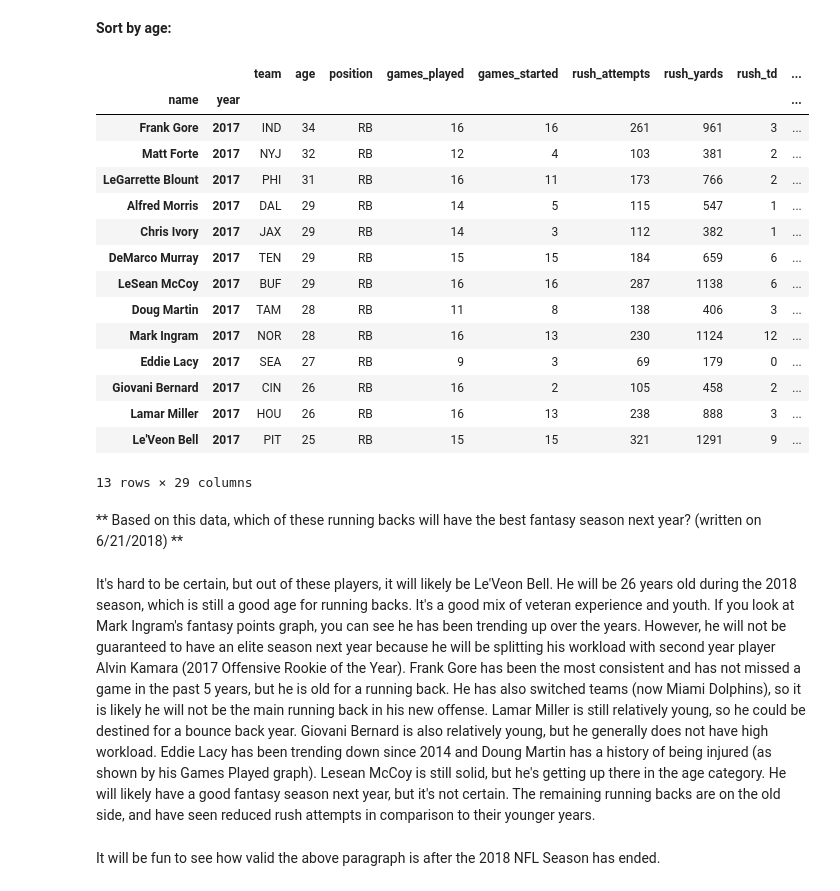
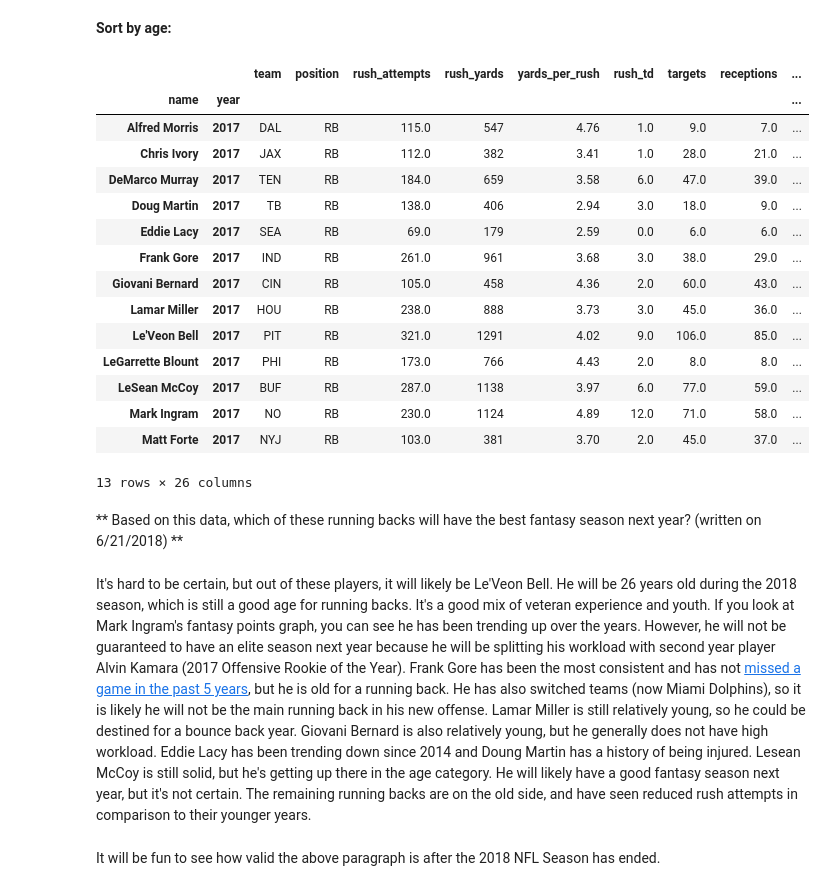
Before and after one commit to keving90/Sports-Reference-Data, a Jupyter notebook: 5_seasons_50_carries/5_seasons_50_carries_notebook.ipynb, the cells around one changed output. Cells and saved outputs as stored; diff of their text form; code cells hidden in the pictures.

Commit message:
Use football_db_scraper.py to get data

```diff
--- a/5_seasons_50_carries/5_seasons_50_carries_notebook.ipynb
+++ b/5_seasons_50_carries/5_seasons_50_carries_notebook.ipynb
@@ -326,29 +297,29 @@ The field with the most consistently high correlation is fantasy points. This sh
 big_df_2017 = big_df.iloc[big_df.index.get_level_values('year') == 2017]
 # %% [markdown]
 **Sort by age:**
-# %%
-big_df_2017.sort_values(by='age', axis=0, ascending=False)
-# %% [output]
-|  |  | team | age | position | games_played | games_started | rush_attempts | rush_yards | rush_td | ... |
-| name | year |  |  |  |  |  |  |  |  | ... |
-| Frank Gore | 2017 | IND | 34 | RB | 16 | 16 | 261 | 961 | 3 | ... |
-| Matt Forte | 2017 | NYJ | 32 | RB | 12 | 4 | 103 | 381 | 2 | ... |
-| LeGarrette Blount | 2017 | PHI | 31 | RB | 16 | 11 | 173 | 766 | 2 | ... |
-| Alfred Morris | 2017 | DAL | 29 | RB | 14 | 5 | 115 | 547 | 1 | ... |
-| Chris Ivory | 2017 | JAX | 29 | RB | 14 | 3 | 112 | 382 | 1 | ... |
-| DeMarco Murray | 2017 | TEN | 29 | RB | 15 | 15 | 184 | 659 | 6 | ... |
-| LeSean McCoy | 2017 | BUF | 29 | RB | 16 | 16 | 287 | 1138 | 6 | ... |
-| Doug Martin | 2017 | TAM | 28 | RB | 11 | 8 | 138 | 406 | 3 | ... |
-| Mark Ingram | 2017 | NOR | 28 | RB | 16 | 13 | 230 | 1124 | 12 | ... |
-| Eddie Lacy | 2017 | SEA | 27 | RB | 9 | 3 | 69 | 179 | 0 | ... |
-| Giovani Bernard | 2017 | CIN | 26 | RB | 16 | 2 | 105 | 458 | 2 | ... |
-| Lamar Miller | 2017 | HOU | 26 | RB | 16 | 13 | 238 | 888 | 3 | ... |
-| Le'Veon Bell | 2017 | PIT | 25 | RB | 15 | 15 | 321 | 1291 | 9 | ... |
-13 rows × 29 columns
+# %%
+big_df_2017
+# %% [output]
+|  |  | team | position | rush_attempts | rush_yards | yards_per_rush | rush_td | targets | receptions | ... |
+| name | year |  |  |  |  |  |  |  |  | ... |
+| Alfred Morris | 2017 | DAL | RB | 115.0 | 547 | 4.76 | 1.0 | 9.0 | 7.0 | ... |
+| Chris Ivory | 2017 | JAX | RB | 112.0 | 382 | 3.41 | 1.0 | 28.0 | 21.0 | ... |
+| DeMarco Murray | 2017 | TEN | RB | 184.0 | 659 | 3.58 | 6.0 | 47.0 | 39.0 | ... |
+| Doug Martin | 2017 | TB | RB | 138.0 | 406 | 2.94 | 3.0 | 18.0 | 9.0 | ... |
+| Eddie Lacy | 2017 | SEA | RB | 69.0 | 179 | 2.59 | 0.0 | 6.0 | 6.0 | ... |
+| Frank Gore | 2017 | IND | RB | 261.0 | 961 | 3.68 | 3.0 | 38.0 | 29.0 | ... |
+| Giovani Bernard | 2017 | CIN | RB | 105.0 | 458 | 4.36 | 2.0 | 60.0 | 43.0 | ... |
+| Lamar Miller | 2017 | HOU | RB | 238.0 | 888 | 3.73 | 3.0 | 45.0 | 36.0 | ... |
+| Le'Veon Bell | 2017 | PIT | RB | 321.0 | 1291 | 4.02 | 9.0 | 106.0 | 85.0 | ... |
+| LeGarrette Blount | 2017 | PHI | RB | 173.0 | 766 | 4.43 | 2.0 | 8.0 | 8.0 | ... |
+| LeSean McCoy | 2017 | BUF | RB | 287.0 | 1138 | 3.97 | 6.0 | 77.0 | 59.0 | ... |
+| Mark Ingram | 2017 | NO | RB | 230.0 | 1124 | 4.89 | 12.0 | 71.0 | 58.0 | ... |
+| Matt Forte | 2017 | NYJ | RB | 103.0 | 381 | 3.70 | 2.0 | 45.0 | 37.0 | ... |
+13 rows × 26 columns
 # %% [markdown]
 ** Based on this data, which of these running backs will have the best fantasy season next year? (written on 6/21/2018) **
 # %% [markdown]
-It's hard to be certain, but out of these players, it will likely be Le'Veon Bell. He will be 26 years old during the 2018 season, which is still a good age for running backs. It's a good mix of veteran experience and youth. If you look at Mark Ingram's fantasy points graph, you can see he has been trending up over the years. However, he will not be guaranteed to have an elite season next year because he will be splitting his workload with second year player Alvin Kamara (2017 Offensive Rookie of the Year). Frank Gore has been the most consistent and has not missed a game in the past 5 years, but he is old for a running back. He has also switched teams (now Miami Dolphins), so it is likely he will not be the main running back in his new offense. Lamar Miller is still relatively young, so he could be destined for a bounce back year. Giovani Bernard is also relatively young, but he generally does not have high workload. Eddie Lacy has been trending down since 2014 and Doung Martin has a history of being injured (as shown by his Games Played graph). Lesean McCoy is still solid, but he's getting up there in the age category. He will likely have a good fantasy season next year, but it's not certain. The remaining running backs are on the old side, and have seen reduced rush attempts in comparison to their younger years.
+It's hard to be certain, but out of these players, it will likely be Le'Veon Bell. He will be 26 years old during the 2018 season, which is still a good age for running backs. It's a good mix of veteran experience and youth. If you look at Mark Ingram's fantasy points graph, you can see he has been trending up over the years. However, he will not be guaranteed to have an elite season next year because he will be splitting his workload with second year player Alvin Kamara (2017 Offensive Rookie of the Year). Frank Gore has been the most consistent and has not [missed a game in the past 5 years](https://www.pro-football-reference.com/players/G/GoreFr00.htm), but he is old for a running back. He has also switched teams (now Miami Dolphins), so it is likely he will not be the main running back in his new offense. Lamar Miller is still relatively young, so he could be destined for a bounce back year. Giovani Bernard is also relatively young, but he generally does not have high workload. Eddie Lacy has been trending down since 2014 and Doung Martin has a history of being injured. Lesean McCoy is still solid, but he's getting up there in the age category. He will likely have a good fantasy season next year, but it's not certain. The remaining running backs are on the old side, and have seen reduced rush attempts in comparison to their younger years.
 # %% [markdown]
 It will be fun to see how valid the above paragraph is after the 2018 NFL Season has ended.
 # %% [markdown]
```
Also changed, not shown: parts of 17 cells of this notebook, 2 other files.
